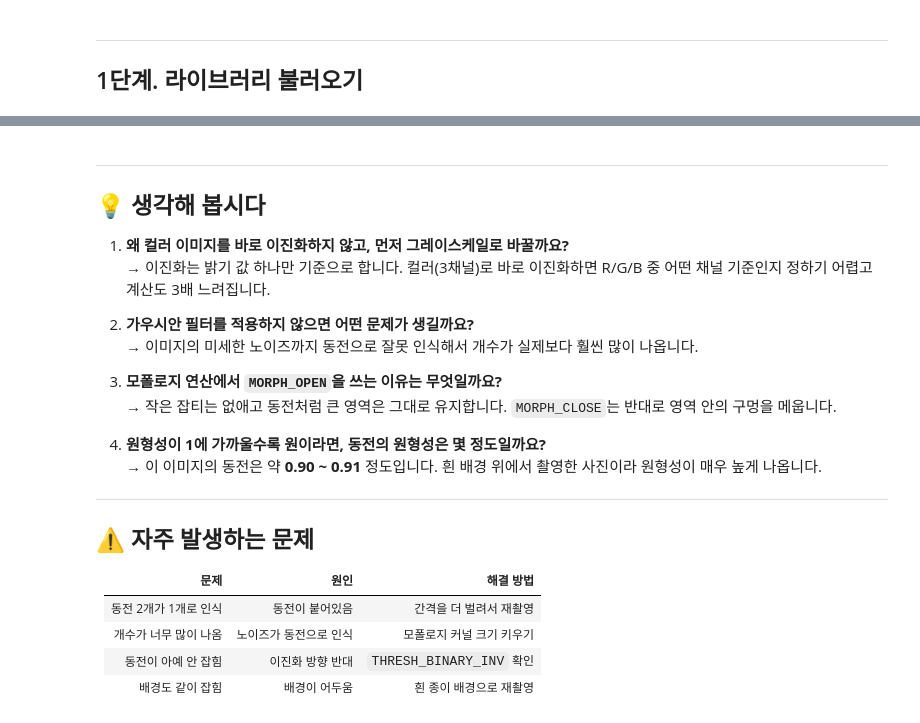
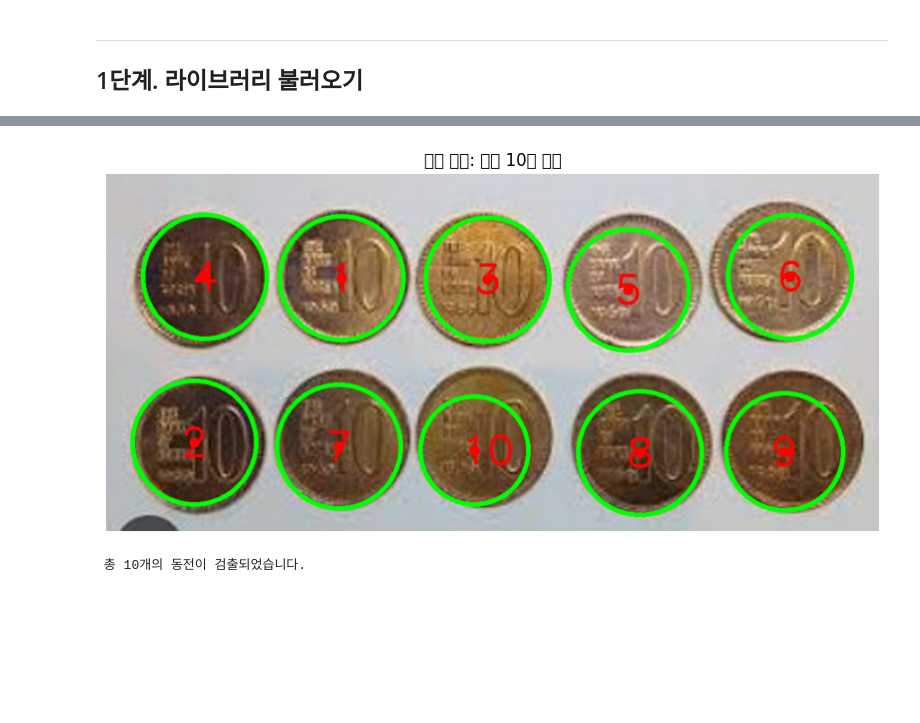
Before and after one commit to psy0635-ctrl/OpenCv, a Jupyter notebook: 영상인공지능처리_기말과제/영상인공지능처리_기말과제_동전개수세기_2601110288_박수용.ipynb, the cells around one changed output, grey strips where cells are left out. Saved outputs shown, nothing was run; the diff lists cells and outputs as text; code cells hidden in the pictures; blank space fills up the shorter version.

```diff
--- a/영상인공지능처리_기말과제/영상인공지능처리_기말과제_동전개수세기_2601110288_박수용.ipynb
+++ b/영상인공지능처리_기말과제/영상인공지능처리_기말과제_동전개수세기_2601110288_박수용.ipynb
@@ -349,0 +185,19 @@ print("검출된 동전 개수:", circle_count)
+# %%
+# 개선2: HoughCircles 알고리즘으로 교체
+circles = cv2.HoughCircles(
+    blur,
+    cv2.HOUGH_GRADIENT,
+    dp=1,
+    minDist=80,       # 동전 중심 간 최소 거리
+    param1=50,        # 엣지 검출 임계값
+    param2=30,        # 원 판별 임계값 (낮을수록 민감)
+    minRadius=50,     # 동전 최소 반지름
+    maxRadius=95      # 동전 최대 반지름
+)
+
+if circles is not None:
+    print(f"검출된 원의 수: {len(circles[0])}개")
+    for i, c in enumerate(circles[0]):
+        print(f"  동전 {i+1}: 중심=({c[0]:.0f}, {c[1]:.0f}), 반지름={c[2]:.0f}px")
+else:
+    print("원을 찾지 못했습니다.")
@@ -368,27 +220,31 @@ print(f"\n 총 {circle_count}개의 동전이 검출되었습니다.")
-# %% [markdown]
----
-
-## 💡 생각해 봅시다
-
-1. **왜 컬러 이미지를 바로 이진화하지 않고, 먼저 그레이스케일로 바꿀까요?**
-   → 이진화는 밝기 값 하나만 기준으로 합니다. 컬러(3채널)로 바로 이진화하면 R/G/B 중 어떤 채널 기준인지 정하기 어렵고 계산도 3배 느려집니다.
-
-2. **가우시안 필터를 적용하지 않으면 어떤 문제가 생길까요?**
-   → 이미지의 미세한 노이즈까지 동전으로 잘못 인식해서 개수가 실제보다 훨씬 많이 나옵니다.
-
-3. **모폴로지 연산에서 `MORPH_OPEN`을 쓰는 이유는 무엇일까요?**
-   → 작은 잡티는 없애고 동전처럼 큰 영역은 그대로 유지합니다. `MORPH_CLOSE`는 반대로 영역 안의 구멍을 메웁니다.
-
-4. **원형성이 1에 가까울수록 원이라면, 동전의 원형성은 몇 정도일까요?**
-   → 이 이미지의 동전은 약 **0.90 ~ 0.91** 정도입니다. 흰 배경 위에서 촬영한 사진이라 원형성이 매우 높게 나옵니다.
-
----
-
-## ⚠️ 자주 발생하는 문제
-
-| 문제 | 원인 | 해결 방법 |
-|------|------|----------|
-| 동전 2개가 1개로 인식 | 동전이 붙어있음 | 간격을 더 벌려서 재촬영 |
-| 개수가 너무 많이 나옴 | 노이즈가 동전으로 인식 | 모폴로지 커널 크기 키우기 |
-| 동전이 아예 안 잡힘 | 이진화 방향 반대 | `THRESH_BINARY_INV` 확인 |
-| 배경도 같이 잡힘 | 배경이 어두움 | 흰 종이 배경으로 재촬영 |
+# %%
+# 결과 이미지 그리기
+result = img_big.copy()
+circle_count = 0
+
+if circles is not None:
+    circles_int = np.uint16(np.around(circles))
+    for c in circles_int[0]:
+        circle_count += 1
+        cx, cy, r = int(c[0]), int(c[1]), int(c[2])
+
+        # 원 외곽선 (초록색)
+        cv2.circle(result, (cx, cy), r, (0, 255, 0), 5)
+        # 중심점 (빨간색)
+        cv2.circle(result, (cx, cy), 8, (0, 0, 255), -1)
+        # 번호 표시
+        cv2.putText(result, str(circle_count), (cx - 20, cy + 20),
+                    cv2.FONT_HERSHEY_SIMPLEX, 2, (0, 0, 255), 4)
+
+result_rgb = cv2.cvtColor(result, cv2.COLOR_BGR2RGB)
+
+plt.figure(figsize=(10, 5))
+plt.imshow(result_rgb)
+plt.title(f"최종 결과: 동전 {circle_count}개 검출")
+plt.axis("off")
+plt.show()
+
+print(f"\n 총 {circle_count}개의 동전이 검출되었습니다.")
+# %% [output]
+[figure, added]
+ 총 10개의 동전이 검출되었습니다.
```
Also changed, not shown: parts of 27 cells of this notebook, 11 other files.
